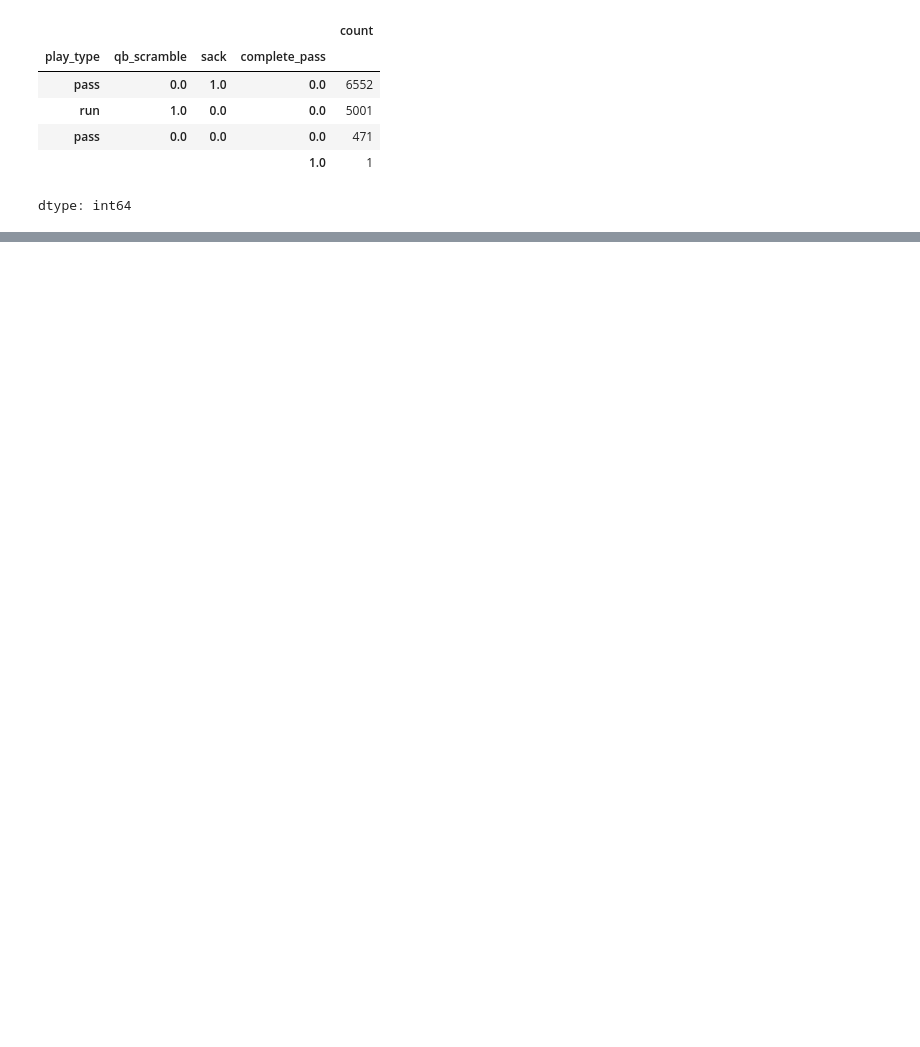
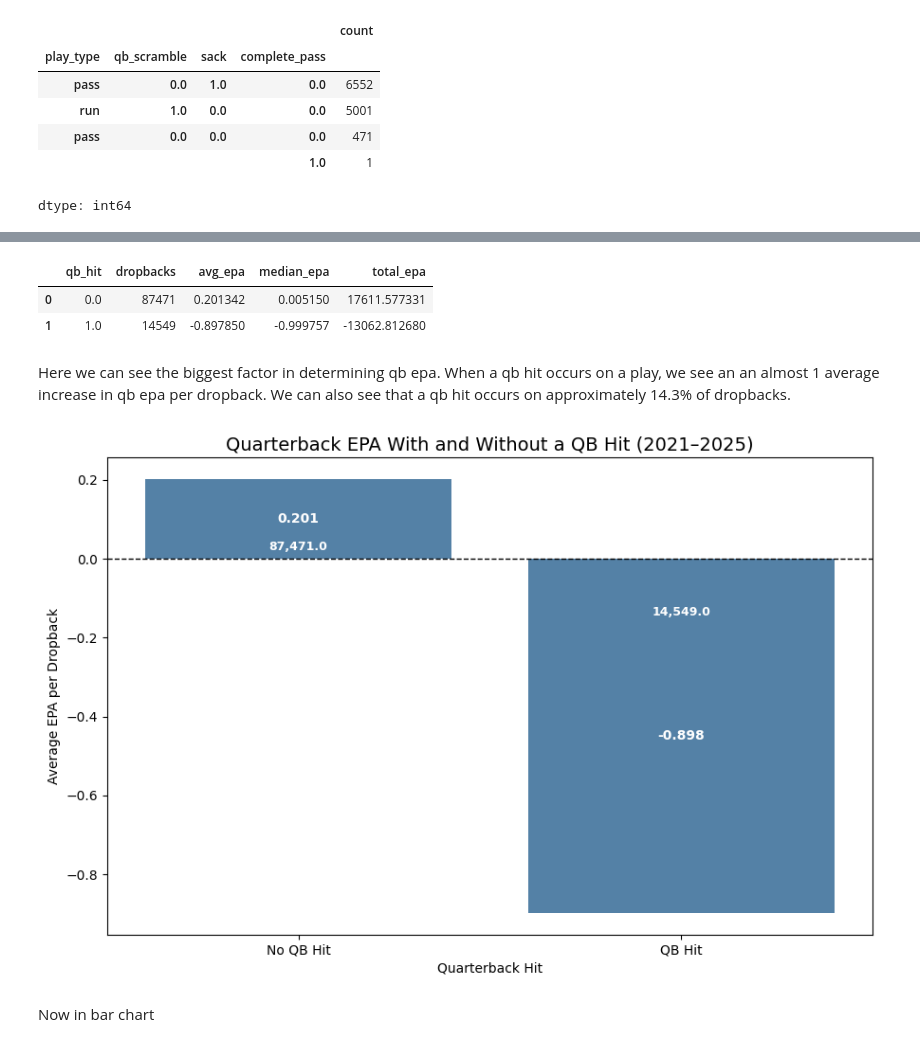
Before and after one commit to KyleRed16/QB-EPA-Analysis, a Jupyter notebook: Quarterback_EPA_Analysis.ipynb, the cells around one changed output, grey strips where cells are left out. Cells and saved outputs as stored; diff of their text form; code cells hidden in the pictures; blank space fills up the shorter version.

```diff
--- a/Quarterback_EPA_Analysis.ipynb
+++ b/Quarterback_EPA_Analysis.ipynb
@@ -1630,0 +1814,71 @@ dtype: int64
+# %%
+analysis_dropbacks["qb_hit"].value_counts(dropna=False)
+
+qb_hit_summary = (
+    analysis_dropbacks.groupby("qb_hit")
+    .agg(
+        dropbacks=("qb_epa", "size"),
+        avg_epa=("qb_epa", "mean"),
+        median_epa=("qb_epa", "median"),
+        total_epa=("qb_epa", "sum")
+    )
+    .reset_index()
+)
+
+qb_hit_summary
+# %% [output]
+|  | qb_hit | dropbacks | avg_epa | median_epa | total_epa |
+| 0 | 0.0 | 87471 | 0.201342 | 0.005150 | 17611.577331 |
+| 1 | 1.0 | 14549 | -0.897850 | -0.999757 | -13062.812680 |
+# %% [markdown]
+Here we can see the biggest factor in determining qb epa. When a qb hit occurs on a play, we see an an almost 1 average increase in qb epa per dropback. We can also see that a qb hit occurs on approximately 14.3% of dropbacks.
+# %%
+plt.figure(figsize=(9, 6))
+
+ax = sns.barplot(
+    data=qb_hit_summary,
+    x="qb_hit",
+    y="avg_epa",
+    color="steelblue"
+)
+
+plt.axhline(0, color="black", linewidth=1, linestyle="--")
+
+for i, row in qb_hit_summary.iterrows():
+    epa = row["avg_epa"]
+
+    ax.text(
+        i,
+        epa / 2,
+        f"{epa:.3f}",
+        ha="center",
+        va="center",
+        fontsize=10,
+        fontweight="bold",
+        color="white"
+    )
+
+    ax.text(
+        i,
+        epa * 0.15,
+        f'{row["dropbacks"]:,}',
+        ha="center",
+        va="center",
+        fontsize=9,
+        fontweight="bold",
+        color="white"
+    )
+
+ax.set_xticks([0, 1])
+ax.set_xticklabels(["No QB Hit", "QB Hit"])
+
+plt.title("Quarterback EPA With and Without a QB Hit (2021–2025)", fontsize=14)
+plt.xlabel("Quarterback Hit")
+plt.ylabel("Average EPA per Dropback")
+
+plt.tight_layout()
+plt.show()
+# %% [output]
+[figure, added]
+# %% [markdown]
+Now in bar chart
```
Also changed, not shown: parts of 24 cells of this notebook.
